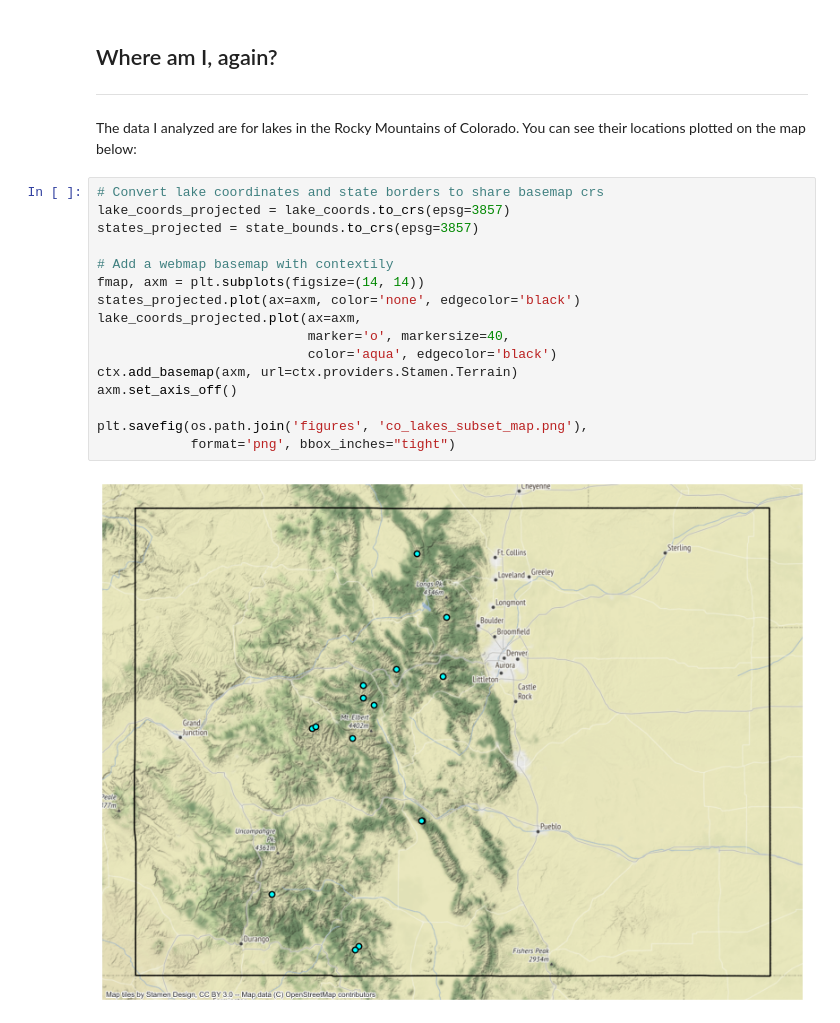
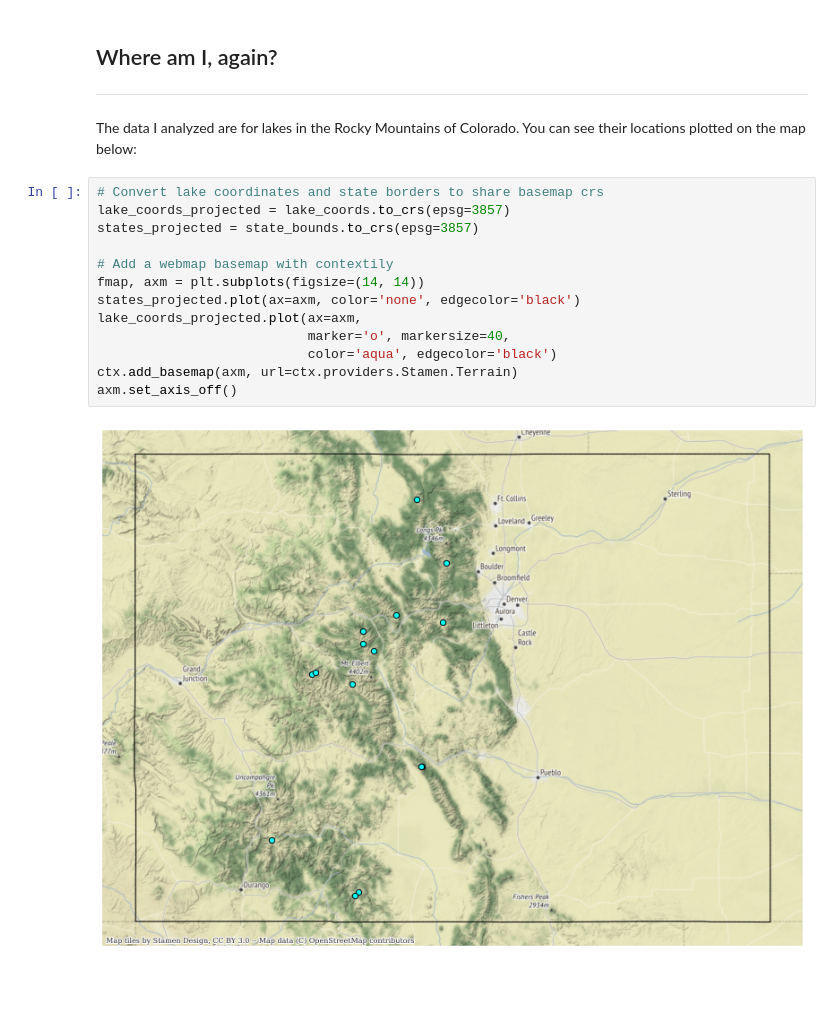
Before and after one commit to MECMccormick/alpine-lake-chemistry, a Jupyter notebook: alpine-lake-chem-blog.ipynb, the cells around one changed output. Saved outputs shown, nothing was run; the diff lists cells and outputs as text; blank space fills up the shorter version.

```diff
--- a/alpine-lake-chem-blog.ipynb
+++ b/alpine-lake-chem-blog.ipynb
@@ -151,18 +151,15 @@ The data I analyzed are for lakes in the Rocky Mountains of Colorado. You can se
 # %%
 # Convert lake coordinates and state borders to share basemap crs
 lake_coords_projected = lake_coords.to_crs(epsg=3857)
 states_projected = state_bounds.to_crs(epsg=3857)
 
 # Add a webmap basemap with contextily
 fmap, axm = plt.subplots(figsize=(14, 14))
 states_projected.plot(ax=axm, color='none', edgecolor='black')
 lake_coords_projected.plot(ax=axm,
                            marker='o', markersize=40,
                            color='aqua', edgecolor='black')
 ctx.add_basemap(axm, url=ctx.providers.Stamen.Terrain)
 axm.set_axis_off()
-
-plt.savefig(os.path.join('figures', 'co_lakes_subset_map.png'),
-            format='png', bbox_inches="tight")
 # %% [output]
-[figure, old version]
+[figure, new version]
```
Also changed, not shown: parts of 12 cells of this notebook, 2 other files.
